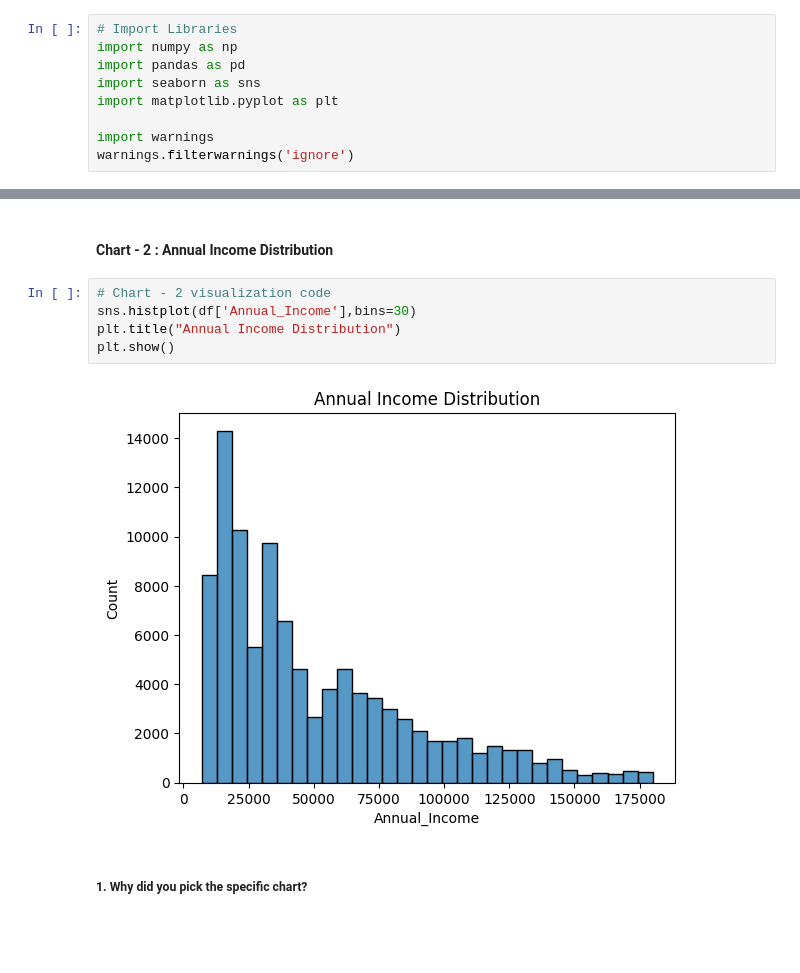
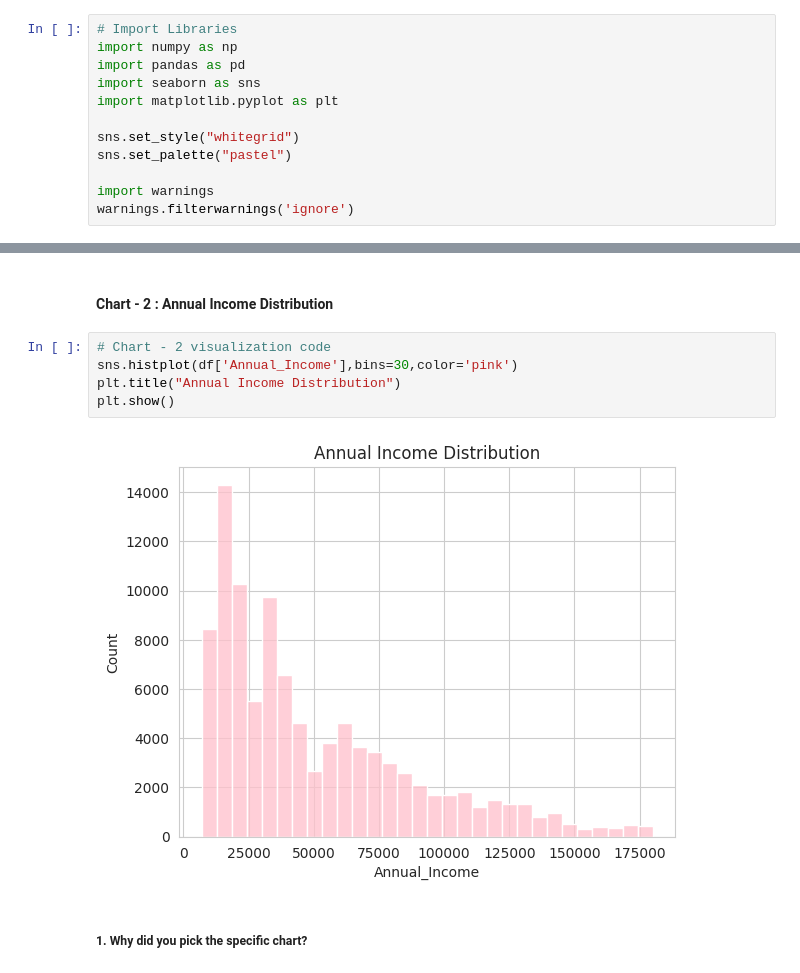
Before and after one commit to SamruddhiChandurkar/Paisabazaar-fraud-analysis, a Jupyter notebook: PaisaBazaar_Banking_Fraud_Analysis_EDA_.ipynb, the cells around one changed output, grey strips where cells are left out. Cells and saved outputs as stored; diff of their text form; blank space fills up the shorter version.

```diff
--- a/PaisaBazaar_Banking_Fraud_Analysis_EDA_.ipynb
+++ b/PaisaBazaar_Banking_Fraud_Analysis_EDA_.ipynb
@@ -97,6 +97,9 @@ import pandas as pd
 import seaborn as sns
 import matplotlib.pyplot as plt
 
+sns.set_style("whitegrid")
+sns.set_palette("pastel")
+
 import warnings
 warnings.filterwarnings('ignore')
 # %% [markdown]
@@ -408,11 +411,11 @@ Banks can design loan products and credit cards targeted to young professionals,
 #### Chart - 2 : Annual Income Distribution
 # %%
 # Chart - 2 visualization code
-sns.histplot(df['Annual_Income'],bins=30)
+sns.histplot(df['Annual_Income'],bins=30,color='pink')
 plt.title("Annual Income Distribution")
 plt.show()
 # %% [output]
-[figure, old version]
+[figure, new version]
 # %% [markdown]
 ##### 1. Why did you pick the specific chart?
 # %% [markdown]
```
Also changed, not shown: parts of 26 cells of this notebook.
